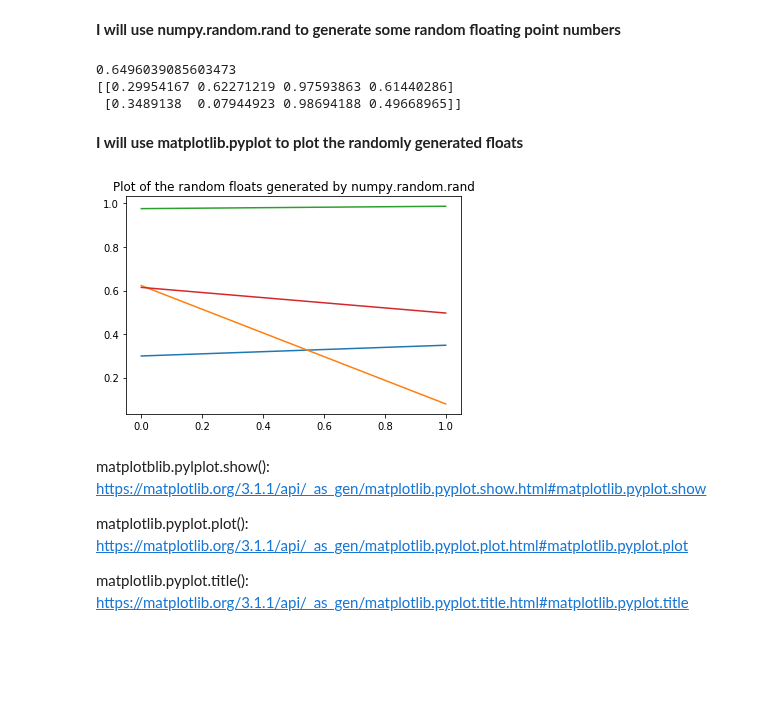
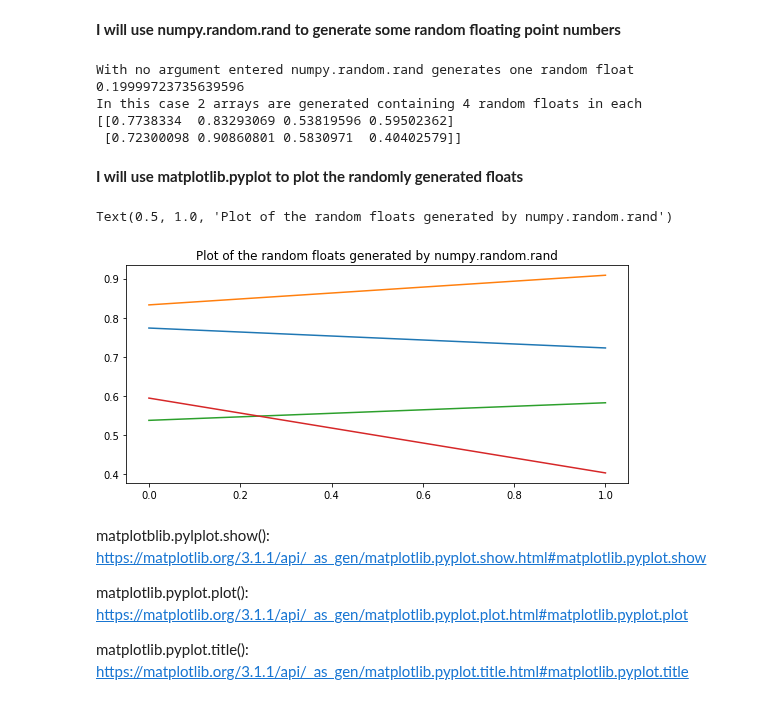
Before and after one commit to johndunne2019/numpy.random, a Jupyter notebook: numpy-random.ipynb, the cells around one changed output. Cells and saved outputs as stored; diff of their text form; code cells hidden in the pictures; blank space fills up the shorter version.

Commit message:
rcparams used to re size all figures created with pyplot

```diff
--- a/numpy-random.ipynb
+++ b/numpy-random.ipynb
@@ -151,34 +151,40 @@ The rand function generates random samples from a unifrom distribution. A unifor
 # %%
 import numpy as np
 # numpy imported and given shortened name
+print("With no argument entered numpy.random.rand generates one random float")
 a = np.random.rand()
+print(a)
 # numpy.random.rand function is ued to generate a random number.
 # Here I have not specified a shape and so only one random number is generated
+print("In this case 2 arrays are generated containing 4 random floats in each")
 b = np.random.rand(2, 4)
+print(b)
 # Here I have entered parameters for the shape of the random array of numbers to be generated
-# In this case I have asked for an array containing 2 rows and 4 columns to be generatedb
-print(a)
-print(b)
-# I have to use a print statment to call both a and b values to be shown as output
+# In this case I have asked for an array containing 2 rows and 4 columns to be generated
 # %% [output]
-0.6496039085603473
-[[0.29954167 0.62271219 0.97593863 0.61440286]
- [0.3489138  0.07944923 0.98694188 0.49668965]]
+With no argument entered numpy.random.rand generates one random float
+0.19999723735639596
+In this case 2 arrays are generated containing 4 random floats in each
+[[0.7738334  0.83293069 0.53819596 0.59502362]
+ [0.72300098 0.90860801 0.5830971  0.40402579]]
 # %% [markdown]
 **I will use matplotlib.pyplot to plot the randomly generated floats**
 # %%
 # Plotting a 2D array using matplotlib.pyplot
 import matplotlib.pyplot as plt
+plt.rcParams['figure.figsize'] = [9, 4]
+# I have taken this line from: https://stackoverflow.com/questions/36367986/how-to-make-inline-plots-in-jupyter-notebook-larger
+# The pyplot.rcparams command is used to resize all figures generated in this notebook
+# pyplot.rcparams documentation: https://matplotlib.org/3.1.1/tutorials/introductory/customizing.html
 plt.plot(b)
 # plot function in matplotlib.pyplot used to generate a plot of the random floats generated above
 plt.title("Plot of the random floats generated by numpy.random.rand")
 # plt.title is used to give the plot a title
-plt.show()
-# plt.show command used to call the plot to be displayed on the screen
 # In this case because I gave 2 arguments in numpy.random.rand 2 arrays were created and this is treated as 2D array
 # Hence the points are plotted below as the first point in the first array against the first point in the second array and so on
 # %% [output]
+Text(0.5, 1.0, 'Plot of the random floats generated by numpy.random.rand')
-[figure, old version]
+[figure, new version]
 # %% [markdown]
 matplotblib.pylplot.show(): https://matplotlib.org/3.1.1/api/_as_gen/matplotlib.pyplot.show.html#matplotlib.pyplot.show
 
```
Also changed, not shown: parts of 12 cells of this notebook, 1 other file.
